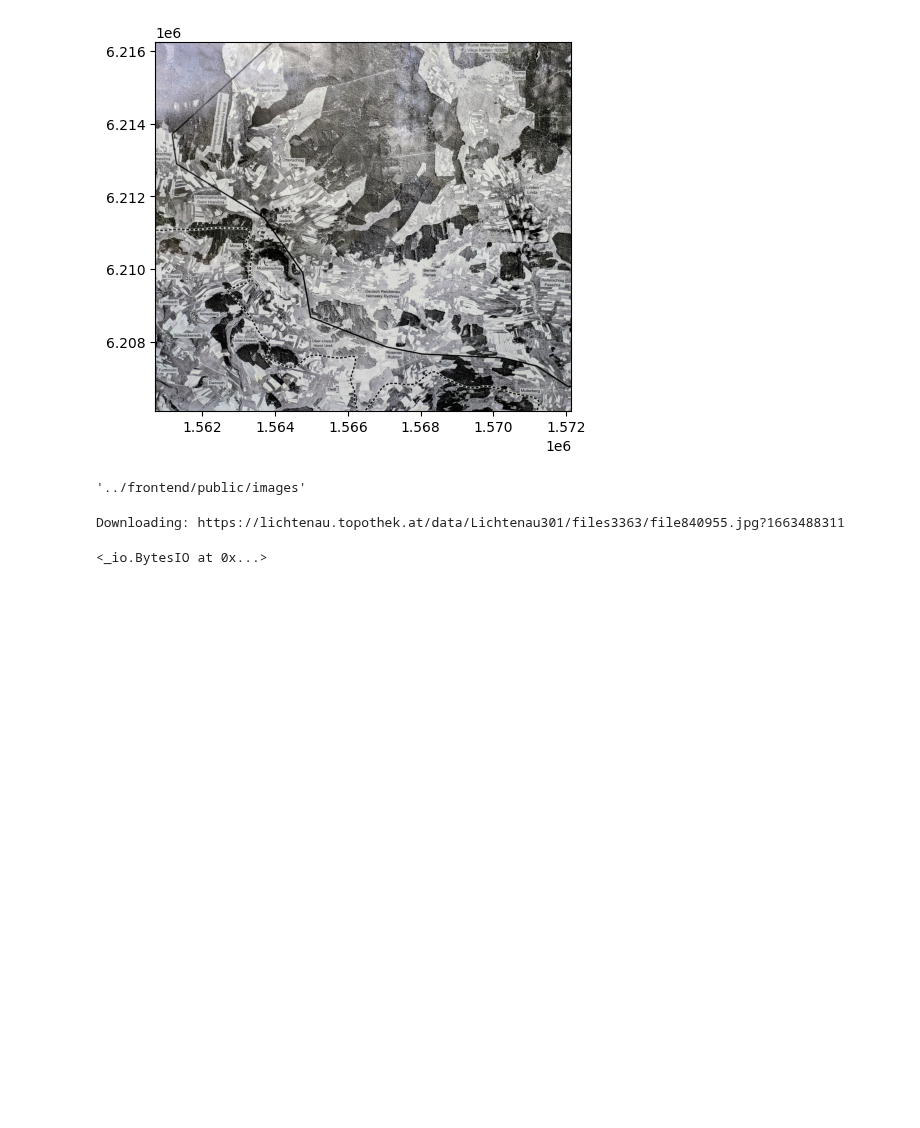
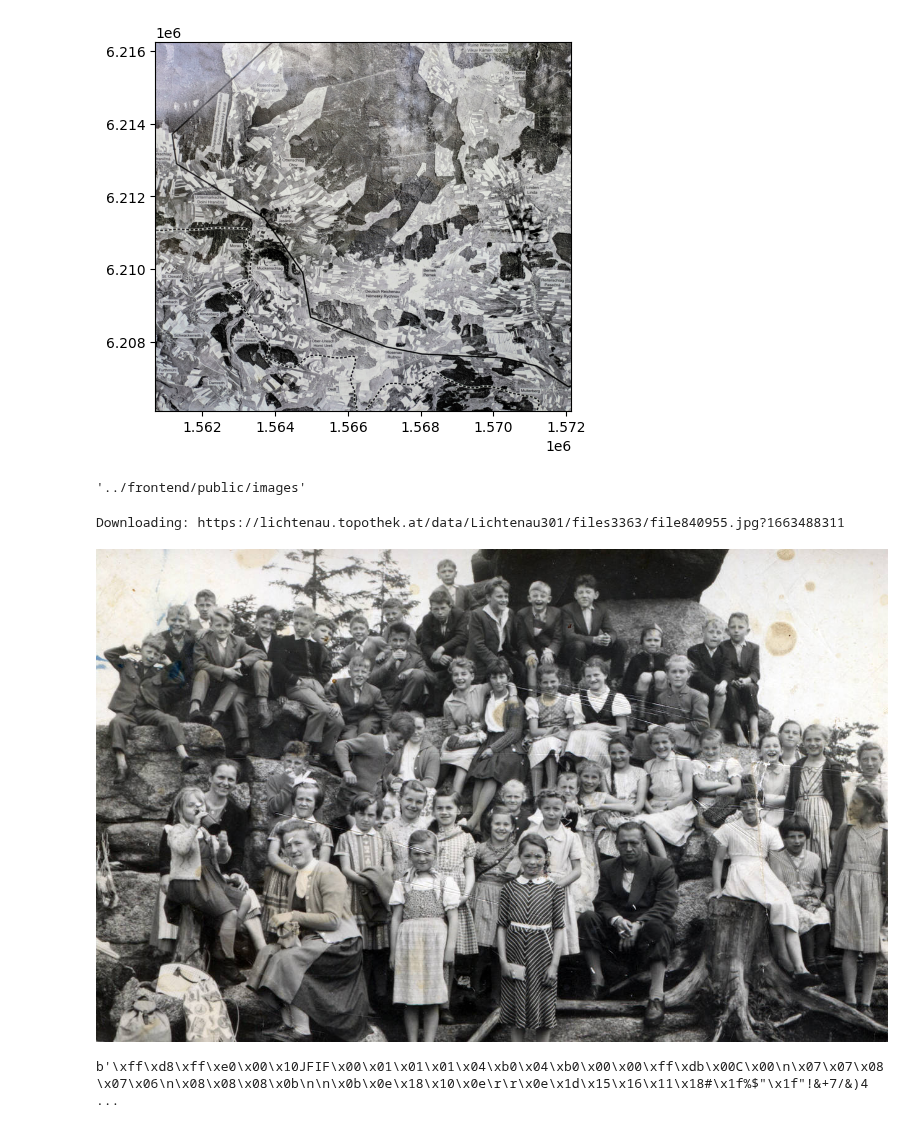
Before and after one commit to 8gradplus/time-strolls, a Jupyter notebook: notebooks/affine-epsg3857.ipynb, the cells around one changed output. Saved outputs shown, nothing was run; the diff lists cells and outputs as text; code cells hidden in the pictures; blank space fills up the shorter version.

```diff
--- a/notebooks/affine-epsg3857.ipynb
+++ b/notebooks/affine-epsg3857.ipynb
@@ -74,5 +74,16 @@ webp_bytes = webp_io.getvalue()
 with open('test.webp', 'wb') as f:
     f.write(webp_bytes)
 # %%
+import requests
+
+url = "https://debtray.fra1.cdn.digitaloceanspaces.com/test/timestrolls/file430410.jpg"
+
+response = requests.get(url)
+img = Image.open(BytesIO(response.content))
+img
 # %% [output]
-<_io.BytesIO at 0x...>
+[figure, added]
+# %%
+response.
+# %% [output]
+b'\xff\xd8\xff\xe0\x00\x10JFIF\x00\x01\x01\x01\x04\xb0\x04\xb0\x00\x00\xff\xdb\x00C\x00\n\x07\x07\x08\x07\x06\n\x08\x08\x08\x0b\n\n\x0b\x0e\x18\x10\x0e\r\r\x0e\x1d\x15\x16\x11\x18#\x1f%$"\x1f"!&+7/&)4 ...
```
Also changed, not shown: 4 other files.
